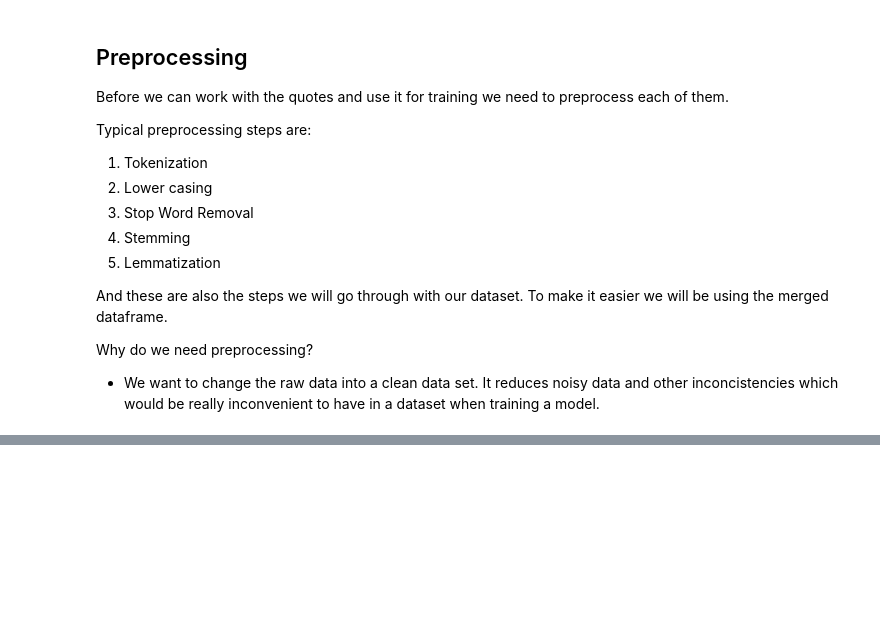
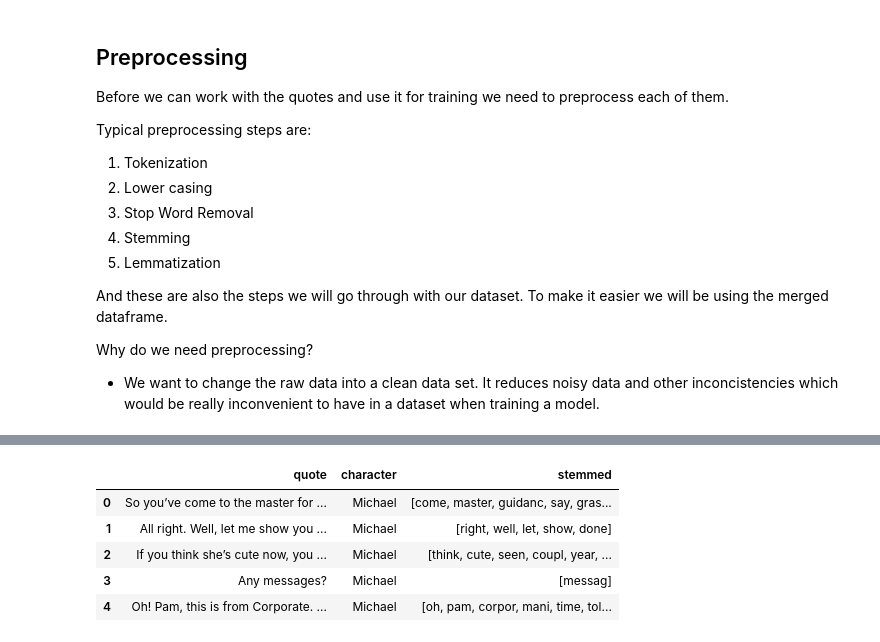
Before and after one commit to kiubb02/NLP_TheOffice_Project, a Jupyter notebook: main.ipynb, the cells around one changed output, grey strips where cells are left out. Drawn from its saved outputs; the diff is of its cells as text; code cells hidden in the pictures; blank space fills up the shorter version.

```diff
--- a/main.ipynb
+++ b/main.ipynb
@@ -209,0 +271,12 @@ Why do we need preprocessing?
+# %%
+df_merged["stemmed"] = df_merged.apply(lambda x: stemming(x['sw_removed']), axis=1)
+# drop the sw_removed column
+df_merged.drop('sw_removed', inplace=True, axis=1)
+df_merged.head()
+# %% [output]
+|  | quote | character | stemmed |
+| 0 | So you’ve come to the master for ... | Michael | [come, master, guidanc, say, gras... |
+| 1 | All right. Well, let me show you ... | Michael | [right, well, let, show, done] |
+| 2 | If you think she’s cute now, you ... | Michael | [think, cute, seen, coupl, year, ... |
+| 3 | Any messages? | Michael | [messag] |
+| 4 | Oh! Pam, this is from Corporate. ... | Michael | [oh, pam, corpor, mani, time, tol... |
```
Also changed, not shown: parts of 12 cells of this notebook.
